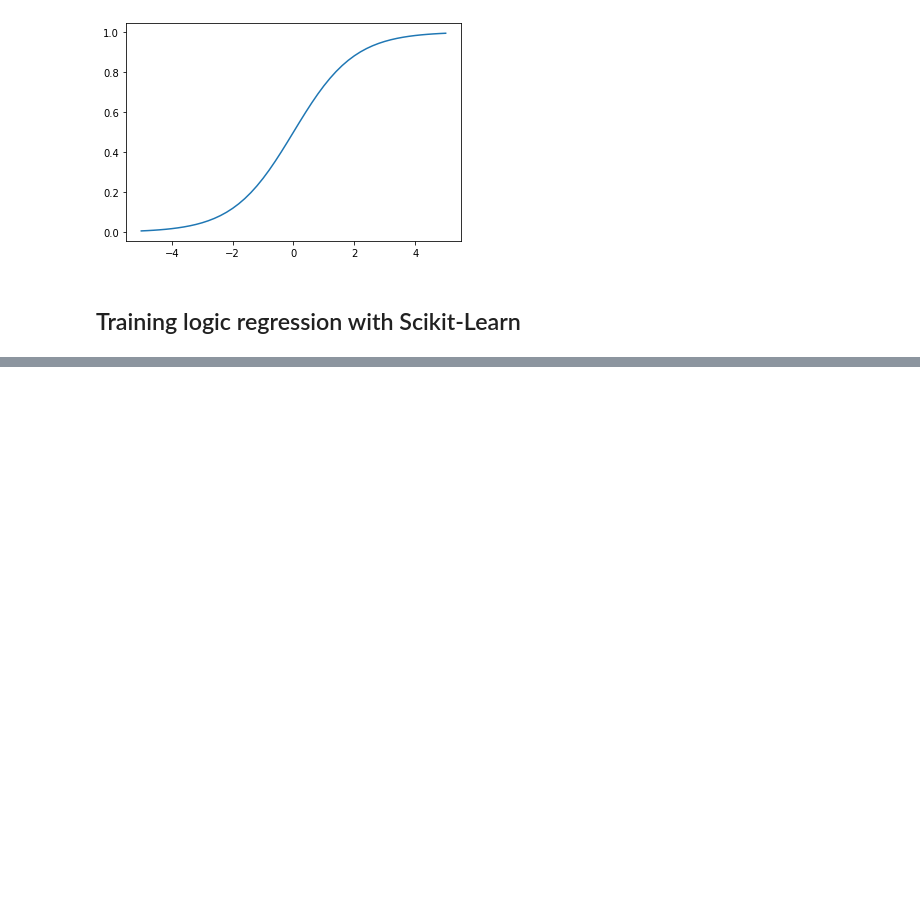
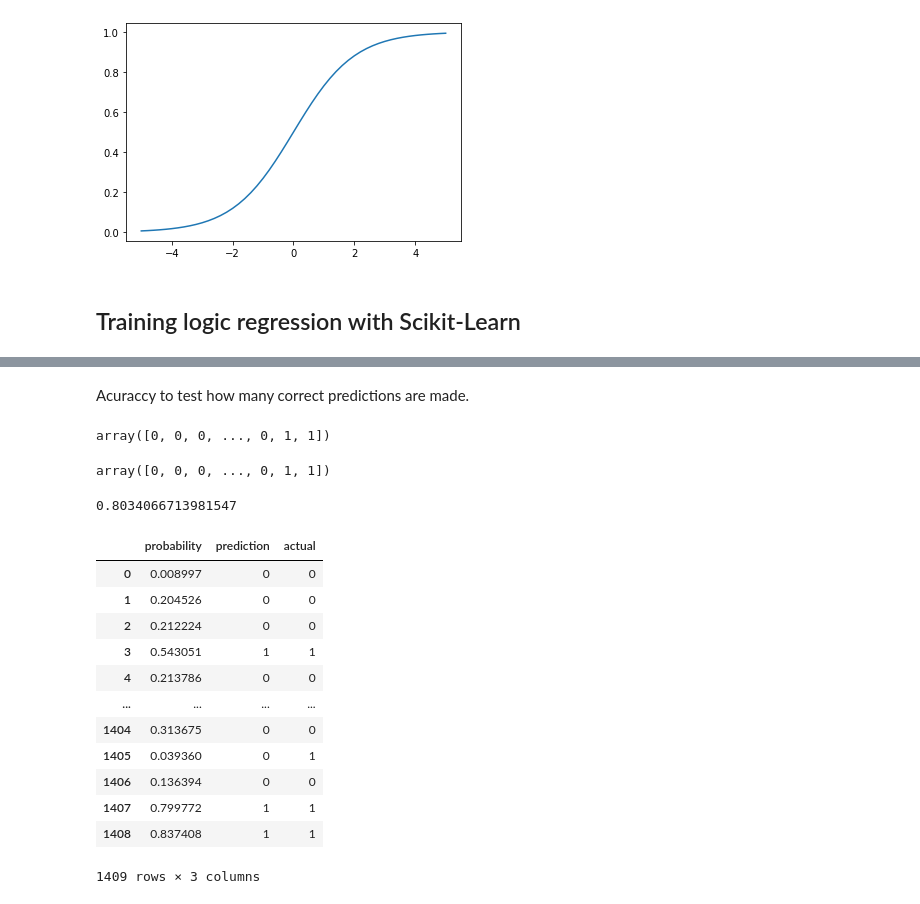
Before and after one commit to aenoboa1/ML-Zoomcamp-Homeworks, a Jupyter notebook: WEEK 3/Ml_zoomcamp_notes_3.ipynb, the cells around one changed output, grey strips where cells are left out. Drawn from its saved outputs; the diff is of its cells as text; code cells hidden in the pictures; blank space fills up the shorter version.

```diff
--- a/WEEK 3/Ml_zoomcamp_notes_3.ipynb
+++ b/WEEK 3/Ml_zoomcamp_notes_3.ipynb
@@ -600,0 +661,14 @@ def logistic_regression(xi):
+# %% [markdown]
+Acuraccy to test how many correct predictions are made.
+# %%
+y_val
+# %% [output]
+array([0, 0, 0, ..., 0, 1, 1])
+# %%
+churn_decision.astype(int)
+# %% [output]
+array([0, 0, 0, ..., 0, 1, 1])
+# %%
+(y_val == churn_decision).mean()
+# %% [output]
+0.8034066713981547
@@ -600,0 +680,16 @@ def logistic_regression(xi):
+# %%
+df_pred
+# %% [output]
+|  | probability | prediction | actual |
+| 0 | 0.008997 | 0 | 0 |
+| 1 | 0.204526 | 0 | 0 |
+| 2 | 0.212224 | 0 | 0 |
+| 3 | 0.543051 | 1 | 1 |
+| 4 | 0.213786 | 0 | 0 |
+| ... | ... | ... | ... |
+| 1404 | 0.313675 | 0 | 0 |
+| 1405 | 0.039360 | 0 | 1 |
+| 1406 | 0.136394 | 0 | 0 |
+| 1407 | 0.799772 | 1 | 1 |
+| 1408 | 0.837408 | 1 | 1 |
+1409 rows × 3 columns
```
Also changed, not shown: parts of 50 cells of this notebook, 2 other files.
